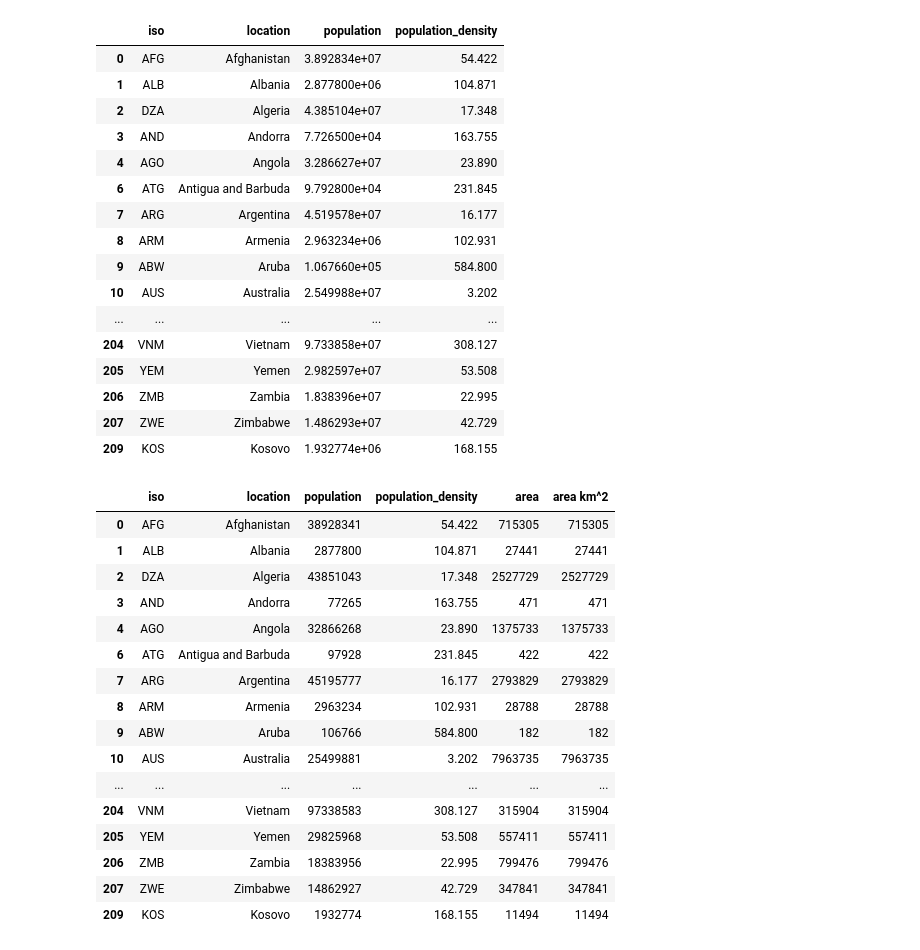
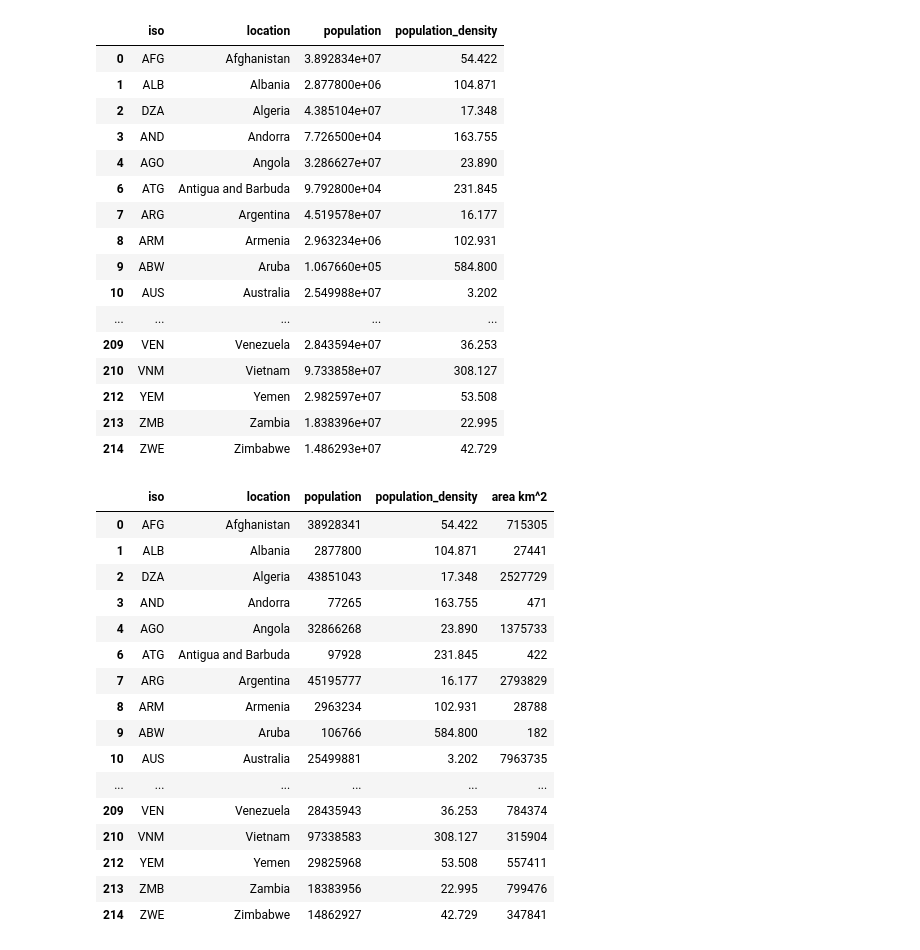
Before and after one commit to Ipgnosis/covid_analysis, a Jupyter notebook: pop_calcs.ipynb, the cells around one changed output. Cells and saved outputs as stored; diff of their text form; code cells hidden in the pictures.

```diff
--- a/pop_calcs.ipynb
+++ b/pop_calcs.ipynb
@@ -50,47 +50,48 @@ pop_dict = {
 # %%
 # create the dataframe
 df = pd.DataFrame(pop_dict)
 pd.options.display.max_rows = 999
 df.drop(df[df['population_density'] == 0].index, inplace = True)
+df.sort_values(by = 'location', inplace=True)
 df
 # %% [output]
 |  | iso | location | population | population_density |
 | 0 | AFG | Afghanistan | 3.892834e+07 | 54.422 |
 | 1 | ALB | Albania | 2.877800e+06 | 104.871 |
 | 2 | DZA | Algeria | 4.385104e+07 | 17.348 |
 | 3 | AND | Andorra | 7.726500e+04 | 163.755 |
 | 4 | AGO | Angola | 3.286627e+07 | 23.890 |
 | 6 | ATG | Antigua and Barbuda | 9.792800e+04 | 231.845 |
 | 7 | ARG | Argentina | 4.519578e+07 | 16.177 |
 | 8 | ARM | Armenia | 2.963234e+06 | 102.931 |
 | 9 | ABW | Aruba | 1.067660e+05 | 584.800 |
 | 10 | AUS | Australia | 2.549988e+07 | 3.202 |
 | ... | ... | ... | ... | ... |
-| 204 | VNM | Vietnam | 9.733858e+07 | 308.127 |
-| 205 | YEM | Yemen | 2.982597e+07 | 53.508 |
-| 206 | ZMB | Zambia | 1.838396e+07 | 22.995 |
-| 207 | ZWE | Zimbabwe | 1.486293e+07 | 42.729 |
-| 209 | KOS | Kosovo | 1.932774e+06 | 168.155 |
+| 209 | VEN | Venezuela | 2.843594e+07 | 36.253 |
+| 210 | VNM | Vietnam | 9.733858e+07 | 308.127 |
+| 212 | YEM | Yemen | 2.982597e+07 | 53.508 |
+| 213 | ZMB | Zambia | 1.838396e+07 | 22.995 |
+| 214 | ZWE | Zimbabwe | 1.486293e+07 | 42.729 |
 # %%
 df['area km^2'] = df['population'] / df['population_density']
 df['population'] = df['population'].astype(int)
 df['area km^2'] = df['area km^2'].astype(int)
 df
 # %% [output]
-|  | iso | location | population | population_density | area | area km^2 |
-| 0 | AFG | Afghanistan | 38928341 | 54.422 | 715305 | 715305 |
-| 1 | ALB | Albania | 2877800 | 104.871 | 27441 | 27441 |
-| 2 | DZA | Algeria | 43851043 | 17.348 | 2527729 | 2527729 |
-| 3 | AND | Andorra | 77265 | 163.755 | 471 | 471 |
-| 4 | AGO | Angola | 32866268 | 23.890 | 1375733 | 1375733 |
-| 6 | ATG | Antigua and Barbuda | 97928 | 231.845 | 422 | 422 |
-| 7 | ARG | Argentina | 45195777 | 16.177 | 2793829 | 2793829 |
-| 8 | ARM | Armenia | 2963234 | 102.931 | 28788 | 28788 |
-| 9 | ABW | Aruba | 106766 | 584.800 | 182 | 182 |
-| 10 | AUS | Australia | 25499881 | 3.202 | 7963735 | 7963735 |
-| ... | ... | ... | ... | ... | ... | ... |
-| 204 | VNM | Vietnam | 97338583 | 308.127 | 315904 | 315904 |
-| 205 | YEM | Yemen | 29825968 | 53.508 | 557411 | 557411 |
-| 206 | ZMB | Zambia | 18383956 | 22.995 | 799476 | 799476 |
-| 207 | ZWE | Zimbabwe | 14862927 | 42.729 | 347841 | 347841 |
-| 209 | KOS | Kosovo | 1932774 | 168.155 | 11494 | 11494 |
+|  | iso | location | population | population_density | area km^2 |
+| 0 | AFG | Afghanistan | 38928341 | 54.422 | 715305 |
+| 1 | ALB | Albania | 2877800 | 104.871 | 27441 |
+| 2 | DZA | Algeria | 43851043 | 17.348 | 2527729 |
+| 3 | AND | Andorra | 77265 | 163.755 | 471 |
+| 4 | AGO | Angola | 32866268 | 23.890 | 1375733 |
+| 6 | ATG | Antigua and Barbuda | 97928 | 231.845 | 422 |
+| 7 | ARG | Argentina | 45195777 | 16.177 | 2793829 |
+| 8 | ARM | Armenia | 2963234 | 102.931 | 28788 |
+| 9 | ABW | Aruba | 106766 | 584.800 | 182 |
+| 10 | AUS | Australia | 25499881 | 3.202 | 7963735 |
+| ... | ... | ... | ... | ... | ... |
+| 209 | VEN | Venezuela | 28435943 | 36.253 | 784374 |
+| 210 | VNM | Vietnam | 97338583 | 308.127 | 315904 |
+| 212 | YEM | Yemen | 29825968 | 53.508 | 557411 |
+| 213 | ZMB | Zambia | 18383956 | 22.995 | 799476 |
+| 214 | ZWE | Zimbabwe | 14862927 | 42.729 | 347841 |
```
Also changed, not shown: 7 other files.
